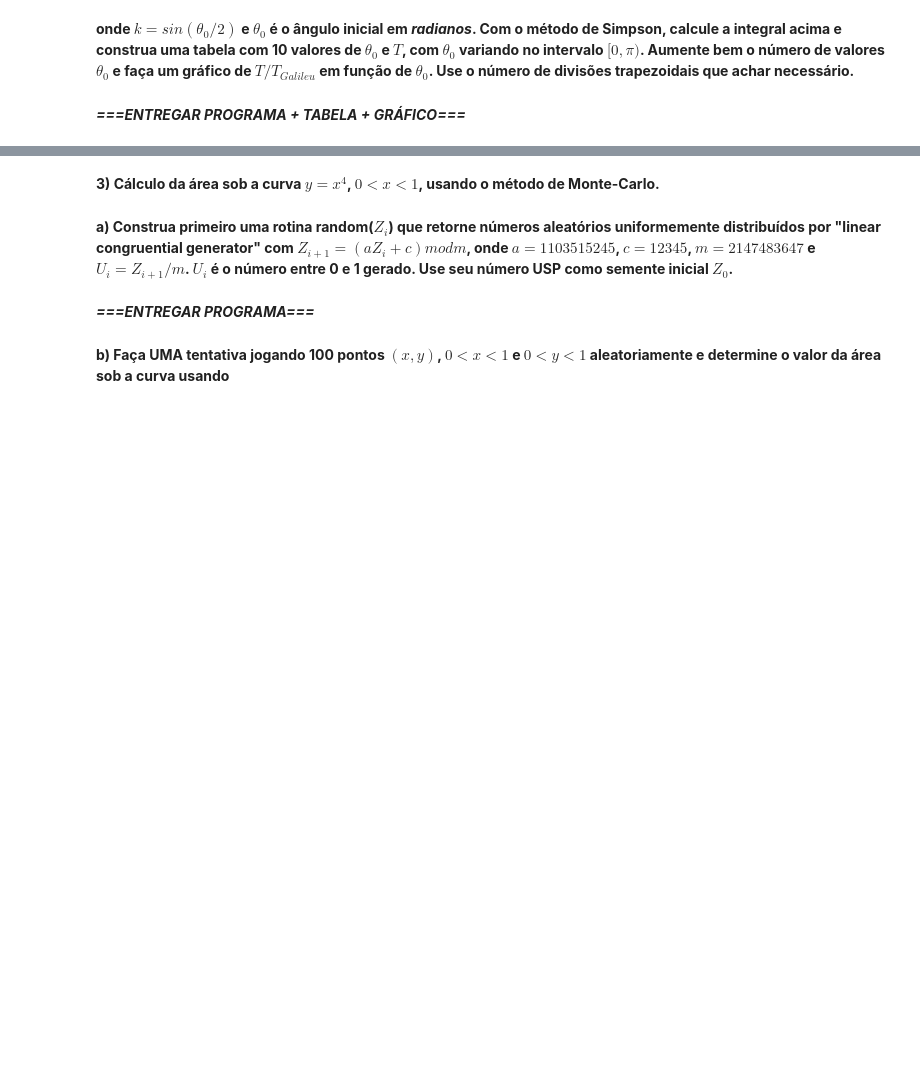
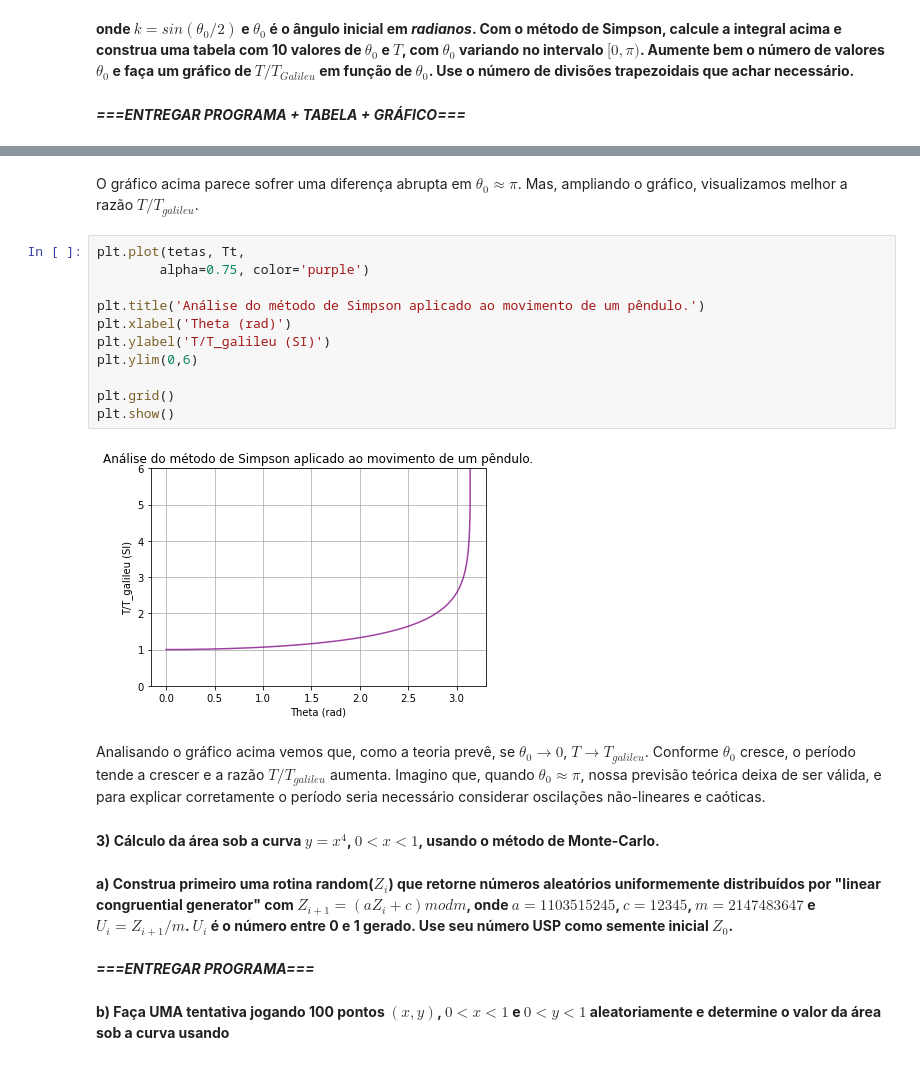
Before and after one commit to leonardovaladao/MAP214, a Jupyter notebook: Exercise Programs/EP3.ipynb, the cells around one changed output, grey strips where cells are left out. Drawn from its saved outputs; the diff is of its cells as text; blank space fills up the shorter version.

```diff
--- a/Exercise Programs/EP3.ipynb
+++ b/Exercise Programs/EP3.ipynb
@@ -207,3 +279,20 @@ $T=4\sqrt{\frac{l}{g}} \int_{0}^{\pi/2} \frac{1}{\sqrt{1-k^2sin^2\xi}}$
+# %% [markdown]
+O gráfico acima parece sofrer uma diferença abrupta em $\theta_0\approx\pi$. Mas, ampliando o gráfico, visualizamos melhor a razão $T/T_{galileu}$.
+# %%
+plt.plot(tetas, Tt,
+        alpha=0.75, color='purple')
+
+plt.title('Análise do método de Simpson aplicado ao movimento de um pêndulo.')
+plt.xlabel('Theta (rad)')
+plt.ylabel('T/T_galileu (SI)')
+plt.ylim(0,6)
+
+plt.grid()
+plt.show()
+# %% [output]
+[figure, added]
+# %% [markdown]
+Analisando o gráfico acima vemos que, como a teoria prevê, se $\theta_0 \rightarrow 0$, $T \rightarrow T_{galileu}$. Conforme $\theta_0$ cresce, o período tende a crescer e a razão $T/T_{galileu}$ aumenta. Imagino que, quando $\theta_0 \approx \pi$, nossa previsão teórica deixa de ser válida, e para explicar corretamente o período seria necessário considerar oscilações não-lineares e caóticas.
 # %% [markdown]
 **3) Cálculo da área sob a curva $y=x^4$, $0<x<1$, usando o método de Monte-Carlo.**
 # %% [markdown]
```
Also changed, not shown: parts of 19 cells of this notebook.
